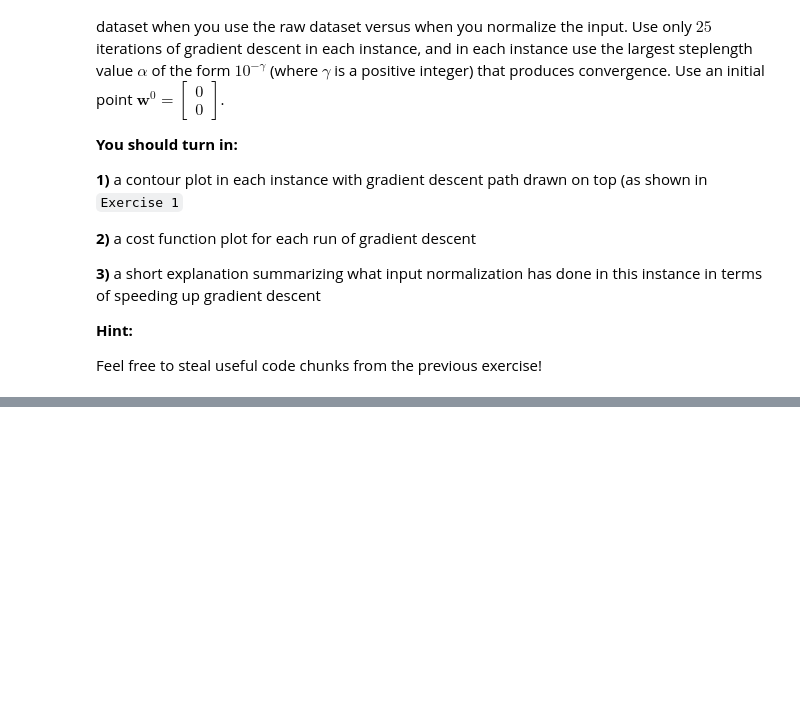
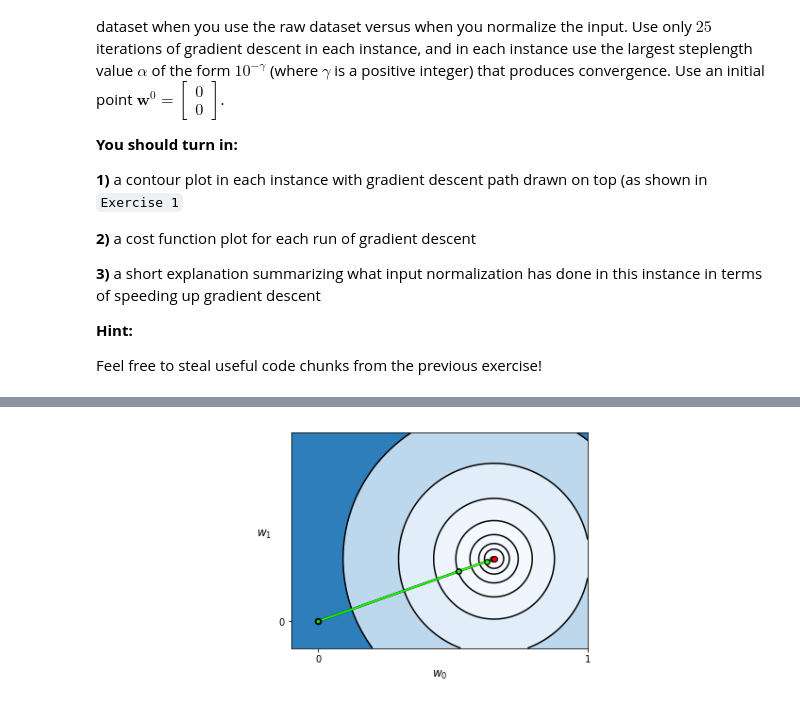
Before and after one commit to chrisxmiller/class1819, a Jupyter notebook: 19WI_EECS435_NeuralNets/HW3/exercise_2.ipynb, the cells around one changed output, grey strips where cells are left out. Saved outputs shown, nothing was run; the diff lists cells and outputs as text; code cells hidden in the pictures; blank space fills up the shorter version.

```diff
--- a/19WI_EECS435_NeuralNets/HW3/exercise_2.ipynb
+++ b/19WI_EECS435_NeuralNets/HW3/exercise_2.ipynb
@@ -118,0 +168,4 @@ Feel free to steal useful code chunks from the previous exercise!
+# %%
+demo.draw_setup(least_squares,num_contours = 7,weight_history = weight_history, xmin = -0.1 ,xmax = 1,ymin = -0.1,ymax = 0.7)
+# %% [output]
+[figure, added]
```
Also changed, not shown: parts of 8 cells of this notebook, 4 other files.
